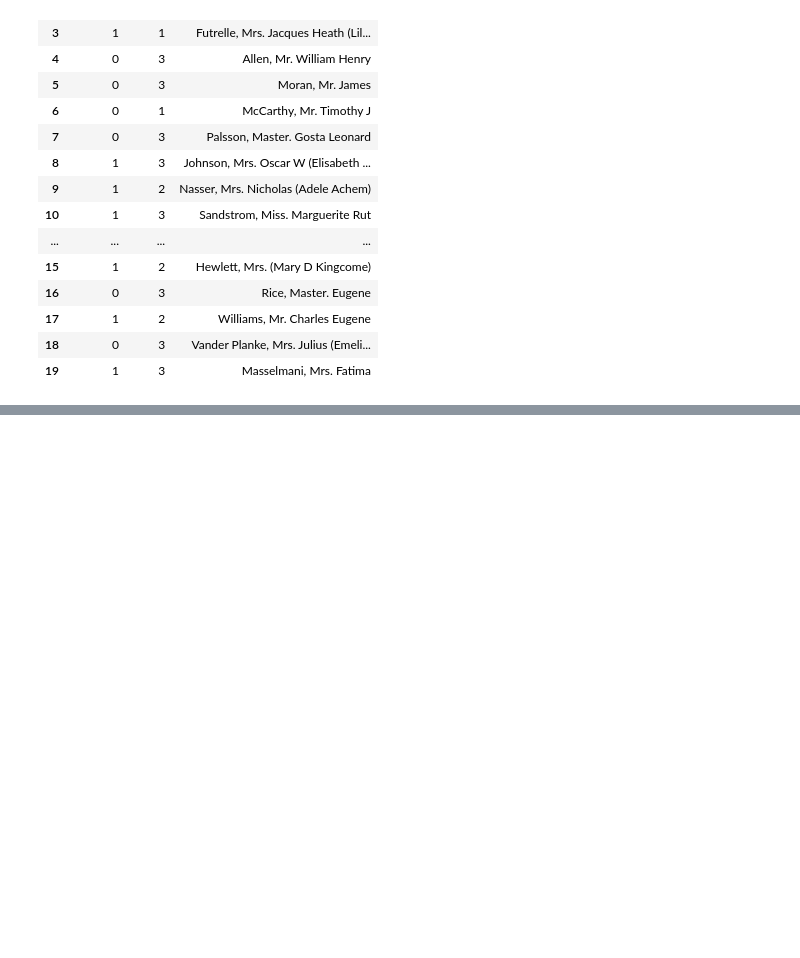
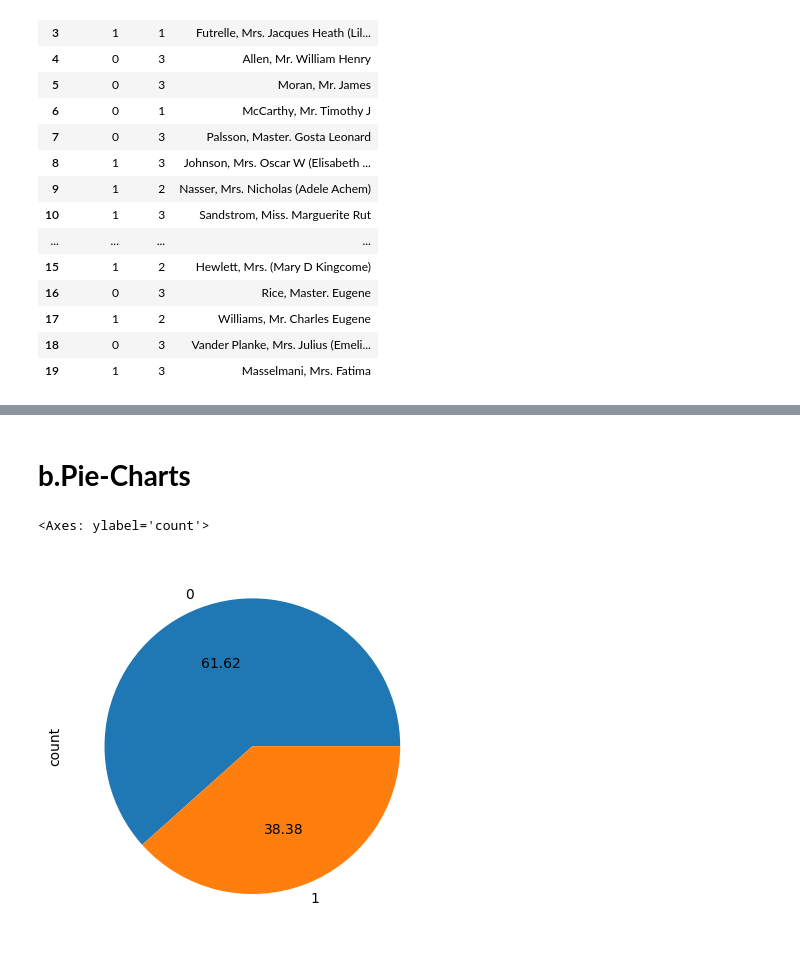
Before and after one commit to samiha-mahin/Data-Analysis, a Jupyter notebook: Data_Analysis.ipynb, the cells around one changed output, grey strips where cells are left out. Drawn from its saved outputs; the diff is of its cells as text; code cells hidden in the pictures; blank space fills up the shorter version.

```diff
--- a/Data_Analysis.ipynb
+++ b/Data_Analysis.ipynb
@@ -185,0 +226,7 @@ df.iloc[1:20, 1:4]
+# %% [markdown]
+# **b.Pie-Charts**
+# %%
+df['Survived'].value_counts().plot(kind='pie', autopct ='%.2f')
+# %% [output]
+<Axes: ylabel='count'>
+[figure, added]
```
Also changed, not shown: parts of 24 cells of this notebook.
